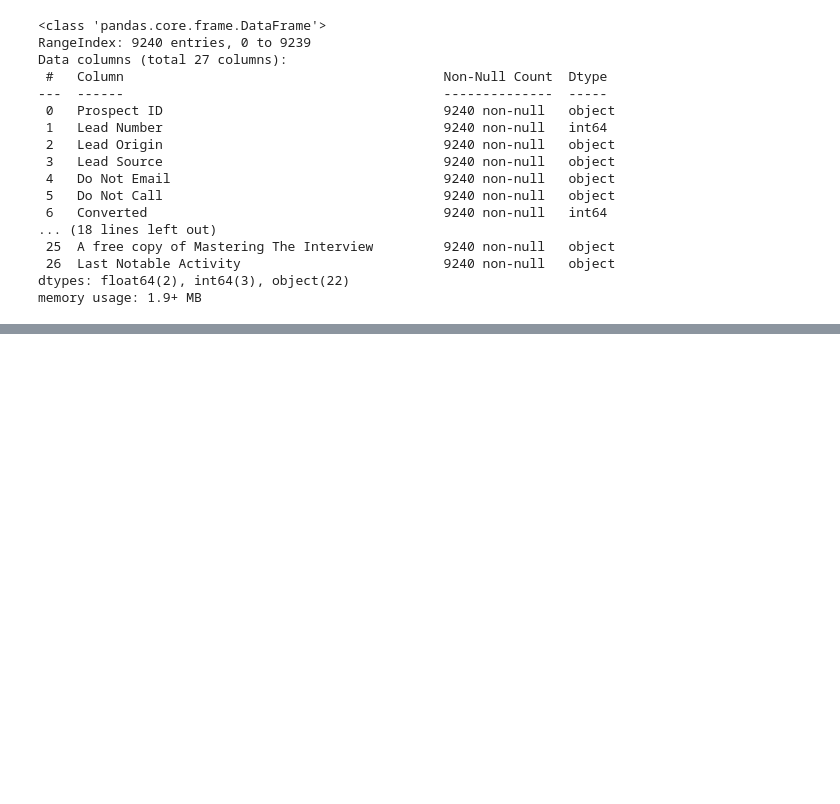
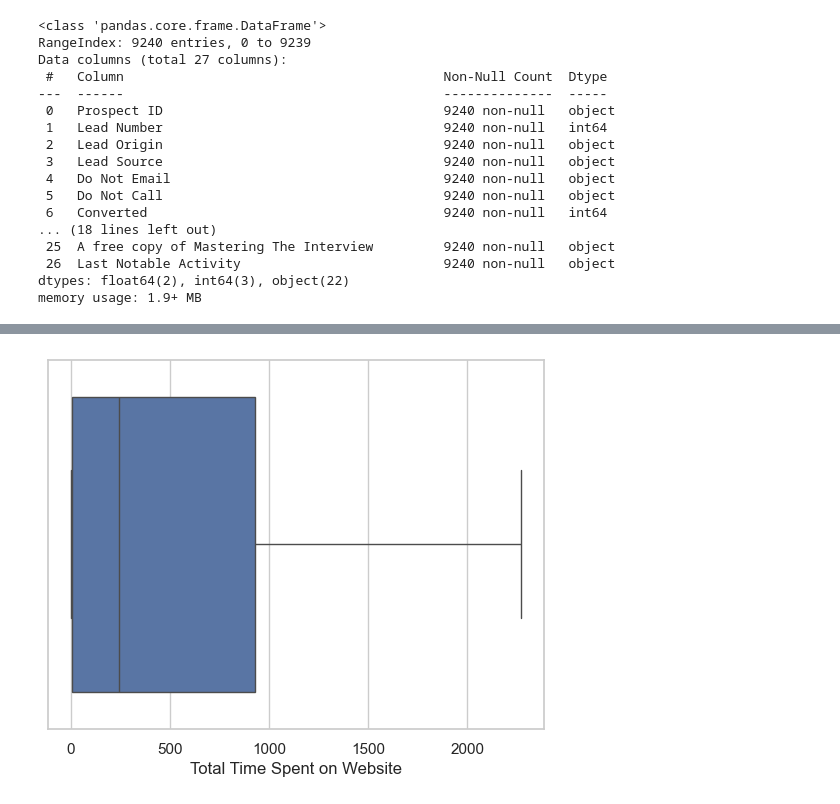
Before and after one commit to MalhotraUmang/UpGrad_Case_Study_Lead_Scoring, a Jupyter notebook: eda.ipynb, the cells around one changed output, grey strips where cells are left out. Saved outputs shown, nothing was run; the diff lists cells and outputs as text; code cells hidden in the pictures; blank space fills up the shorter version.

```diff
--- a/eda.ipynb
+++ b/eda.ipynb
@@ -517,0 +586,13 @@ memory usage: 1.9+ MB
+# %%
+# most of the values in 'Page Views Per Visit' column lie upto 9
+# Rest of the values can be discarded
+
+leads = leads[leads['Page Views Per Visit']<=9]
+# %%
+# Boxplot of 'Total Time Spent on Website' column
+
+sns.set(style='whitegrid')
+sns.boxplot(data=leads, x='Total Time Spent on Website')
+plt.show()
+# %% [output]
+[figure, added]
```
Also changed, not shown: parts of 14 cells of this notebook.
